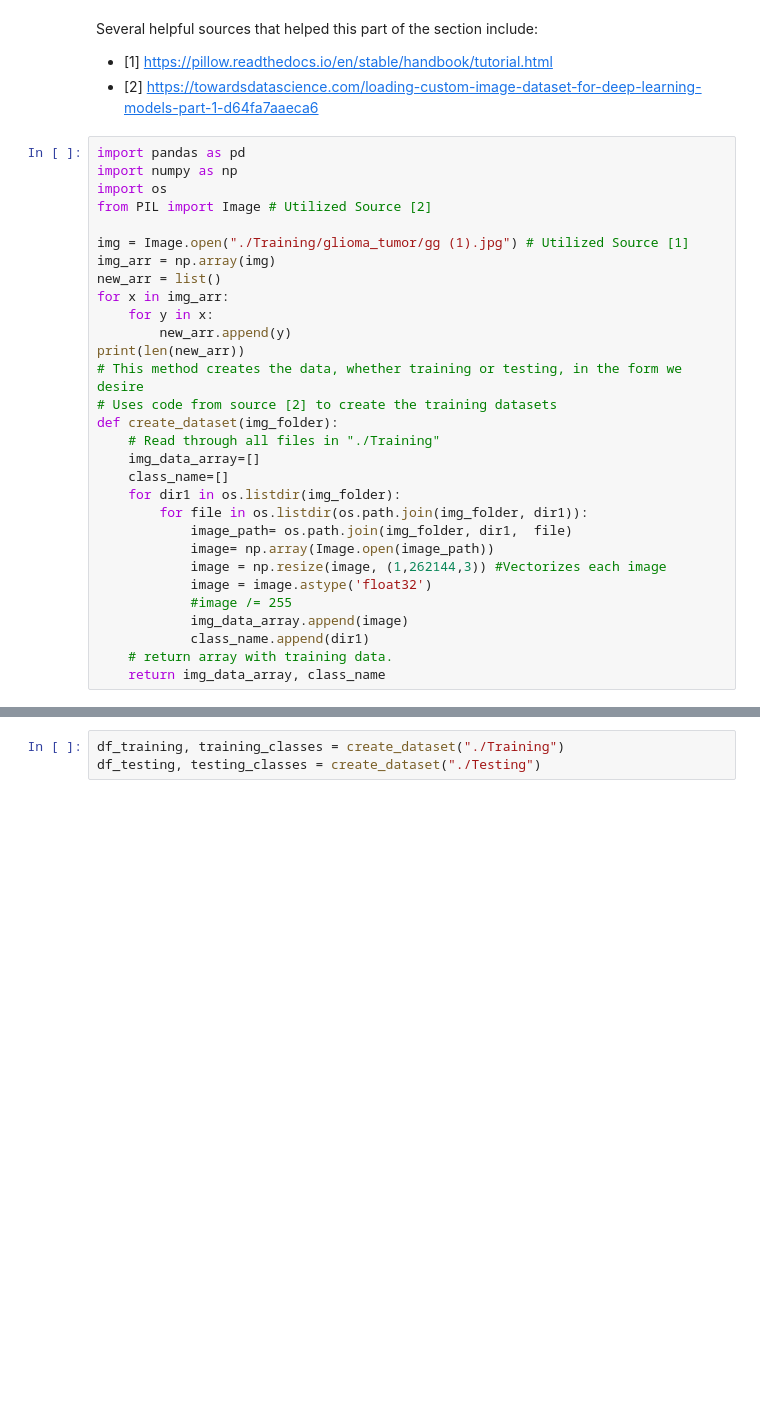
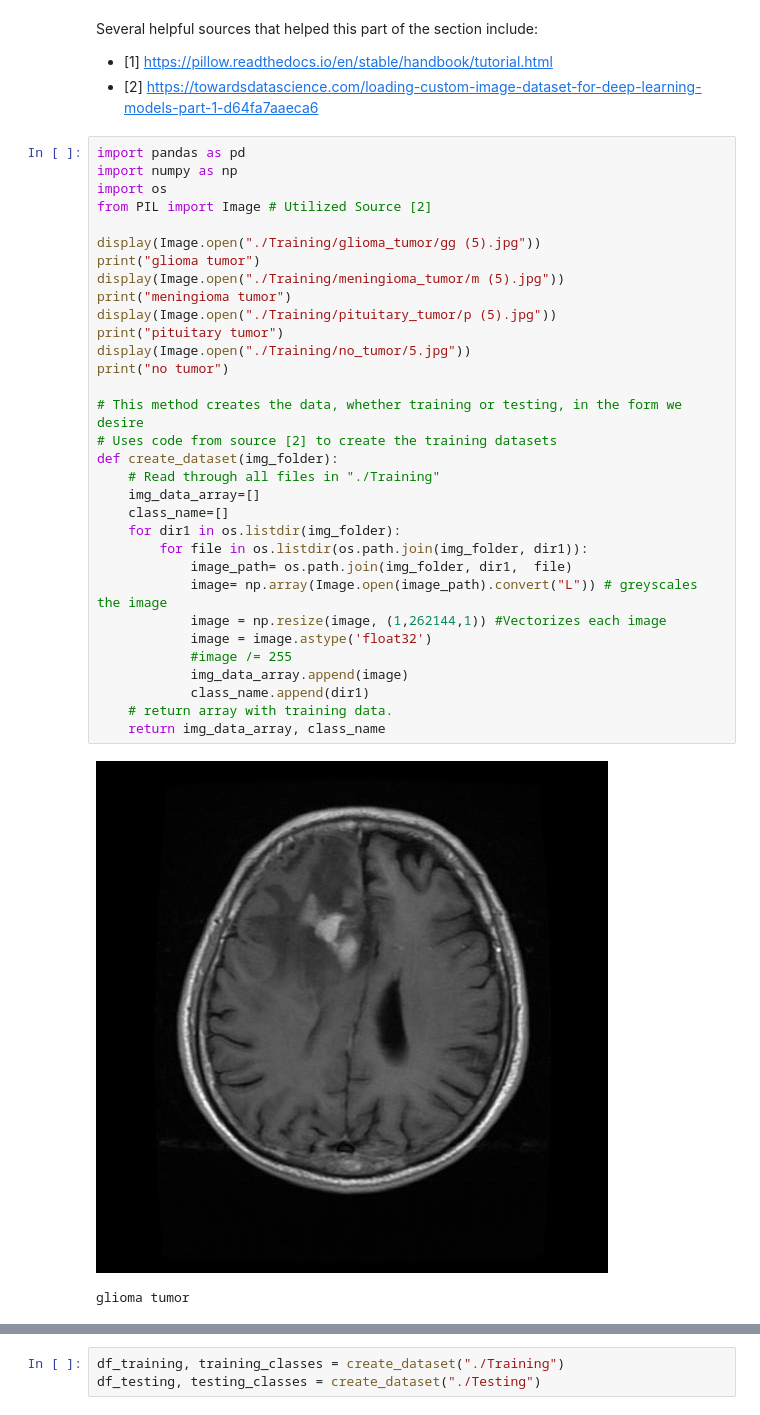
Before and after one commit to yaosam521/CS-7324-Proj-2, a Jupyter notebook: Proj-2.ipynb, the cells around one changed output, grey strips where cells are left out. Drawn from its saved outputs; the diff is of its cells as text; blank space fills up the shorter version.

Commit message:
"Greyscale and image display"

```diff
--- a/Proj-2.ipynb
+++ b/Proj-2.ipynb
@@ -27,30 +27,35 @@ Several helpful sources that helped this part of the section include:
 # %%
 import pandas as pd
 import numpy as np
 import os
 from PIL import Image # Utilized Source [2]
 
-img = Image.open("./Training/glioma_tumor/gg (1).jpg") # Utilized Source [1]
-img_arr = np.array(img)
-new_arr = list()
-for x in img_arr:
-    for y in x:
-        new_arr.append(y)
-print(len(new_arr))
+display(Image.open("./Training/glioma_tumor/gg (5).jpg"))
+print("glioma tumor")
+display(Image.open("./Training/meningioma_tumor/m (5).jpg"))
+print("meningioma tumor")
+display(Image.open("./Training/pituitary_tumor/p (5).jpg"))
+print("pituitary tumor")
+display(Image.open("./Training/no_tumor/5.jpg"))
+print("no tumor")
+
 # This method creates the data, whether training or testing, in the form we desire
 # Uses code from source [2] to create the training datasets
 def create_dataset(img_folder):
     # Read through all files in "./Training"
     img_data_array=[]
     class_name=[]
     for dir1 in os.listdir(img_folder):
         for file in os.listdir(os.path.join(img_folder, dir1)):
             image_path= os.path.join(img_folder, dir1,  file)
-            image= np.array(Image.open(image_path))
-            image = np.resize(image, (1,262144,3)) #Vectorizes each image
+            image= np.array(Image.open(image_path).convert("L")) # greyscales the image
+            image = np.resize(image, (1,262144,1)) #Vectorizes each image
             image = image.astype('float32')
             #image /= 255
             img_data_array.append(image)
             class_name.append(dir1)
     # return array with training data.
     return img_data_array, class_name
+# %% [output]
+[figure, added]
+glioma tumor
```
Also changed, not shown: parts of 3 cells of this notebook.
